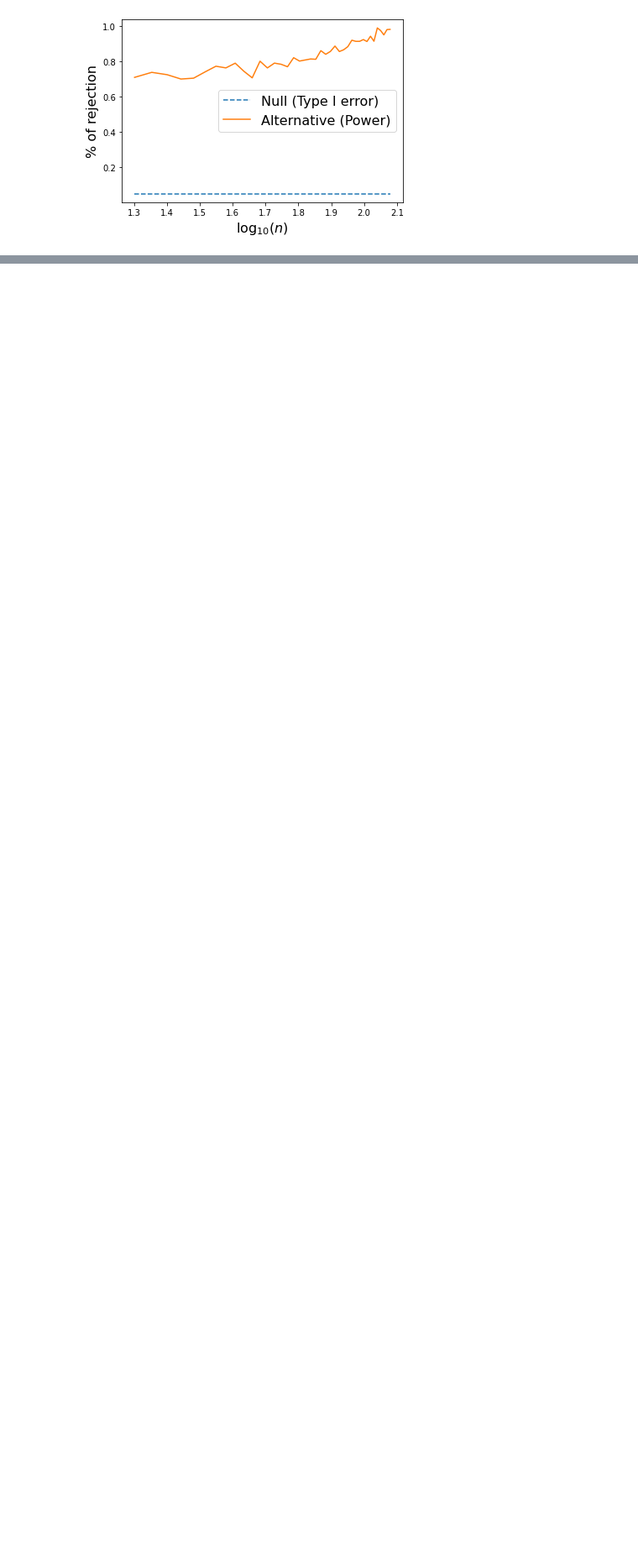
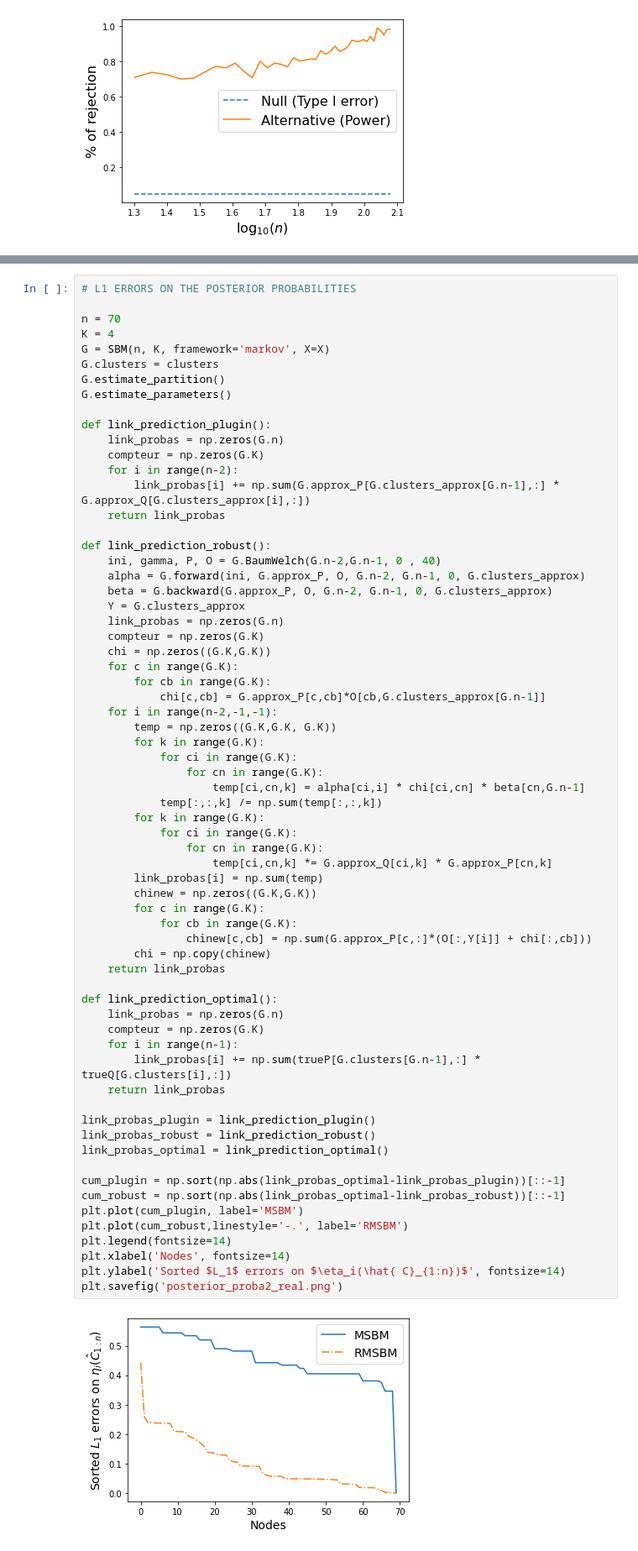
Before and after one commit to quentin-duchemin/inference-markovian-SBM, a Jupyter notebook: experiments.ipynb, the cells around one changed output, grey strips where cells are left out. Shown at 84% size. Saved outputs shown, nothing was run; the diff lists cells and outputs as text; blank space fills up the shorter version.

```diff
--- a/experiments.ipynb
+++ b/experiments.ipynb
@@ -467,0 +577,68 @@ plt.legend(fontsize=16)
+# %%
+# L1 ERRORS ON THE POSTERIOR PROBABILITIES
+
+n = 70
+K = 4
+G = SBM(n, K, framework='markov', X=X)
+G.clusters = clusters
+G.estimate_partition()
+G.estimate_parameters()
+
+def link_prediction_plugin():
+    link_probas = np.zeros(G.n)
+    compteur = np.zeros(G.K)
+    for i in range(n-2):
+        link_probas[i] += np.sum(G.approx_P[G.clusters_approx[G.n-1],:] * G.approx_Q[G.clusters_approx[i],:])
+    return link_probas
+
+def link_prediction_robust():
+    ini, gamma, P, O = G.BaumWelch(G.n-2,G.n-1, 0 , 40)
+    alpha = G.forward(ini, G.approx_P, O, G.n-2, G.n-1, 0, G.clusters_approx)
+    beta = G.backward(G.approx_P, O, G.n-2, G.n-1, 0, G.clusters_approx)
+    Y = G.clusters_approx
+    link_probas = np.zeros(G.n)
+    compteur = np.zeros(G.K)
+    chi = np.zeros((G.K,G.K))
+    for c in range(G.K):
+        for cb in range(G.K):
+            chi[c,cb] = G.approx_P[c,cb]*O[cb,G.clusters_approx[G.n-1]]
+    for i in range(n-2,-1,-1):
+        temp = np.zeros((G.K,G.K, G.K))
+        for k in range(G.K):
+            for ci in range(G.K):
+                for cn in range(G.K):
+                    temp[ci,cn,k] = alpha[ci,i] * chi[ci,cn] * beta[cn,G.n-1]
+            temp[:,:,k] /= np.sum(temp[:,:,k])
+        for k in range(G.K):
+            for ci in range(G.K):
+                for cn in range(G.K):
+                    temp[ci,cn,k] *= G.approx_Q[ci,k] * G.approx_P[cn,k]
+        link_probas[i] = np.sum(temp)
+        chinew = np.zeros((G.K,G.K))
+        for c in range(G.K):
+            for cb in range(G.K):
+                chinew[c,cb] = np.sum(G.approx_P[c,:]*(O[:,Y[i]] + chi[:,cb]))
+        chi = np.copy(chinew)
+    return link_probas
+
+def link_prediction_optimal():
+    link_probas = np.zeros(G.n)
+    compteur = np.zeros(G.K)
+    for i in range(n-1):
+        link_probas[i] += np.sum(trueP[G.clusters[G.n-1],:] * trueQ[G.clusters[i],:])
+    return link_probas
+
+link_probas_plugin = link_prediction_plugin()
+link_probas_robust = link_prediction_robust()
+link_probas_optimal = link_prediction_optimal()
+
+cum_plugin = np.sort(np.abs(link_probas_optimal-link_probas_plugin))[::-1]
+cum_robust = np.sort(np.abs(link_probas_optimal-link_probas_robust))[::-1]
+plt.plot(cum_plugin, label='MSBM')
+plt.plot(cum_robust,linestyle='-.', label='RMSBM')
+plt.legend(fontsize=14)
+plt.xlabel('Nodes', fontsize=14)
+plt.ylabel('Sorted $L_1$ errors on $\eta_i(\hat{ C}_{1:n})$', fontsize=14)
+plt.savefig('posterior_proba2_real.png')
+# %% [output]
+[figure, added]
```
Also changed, not shown: parts of 5 cells of this notebook, 1 other file.
